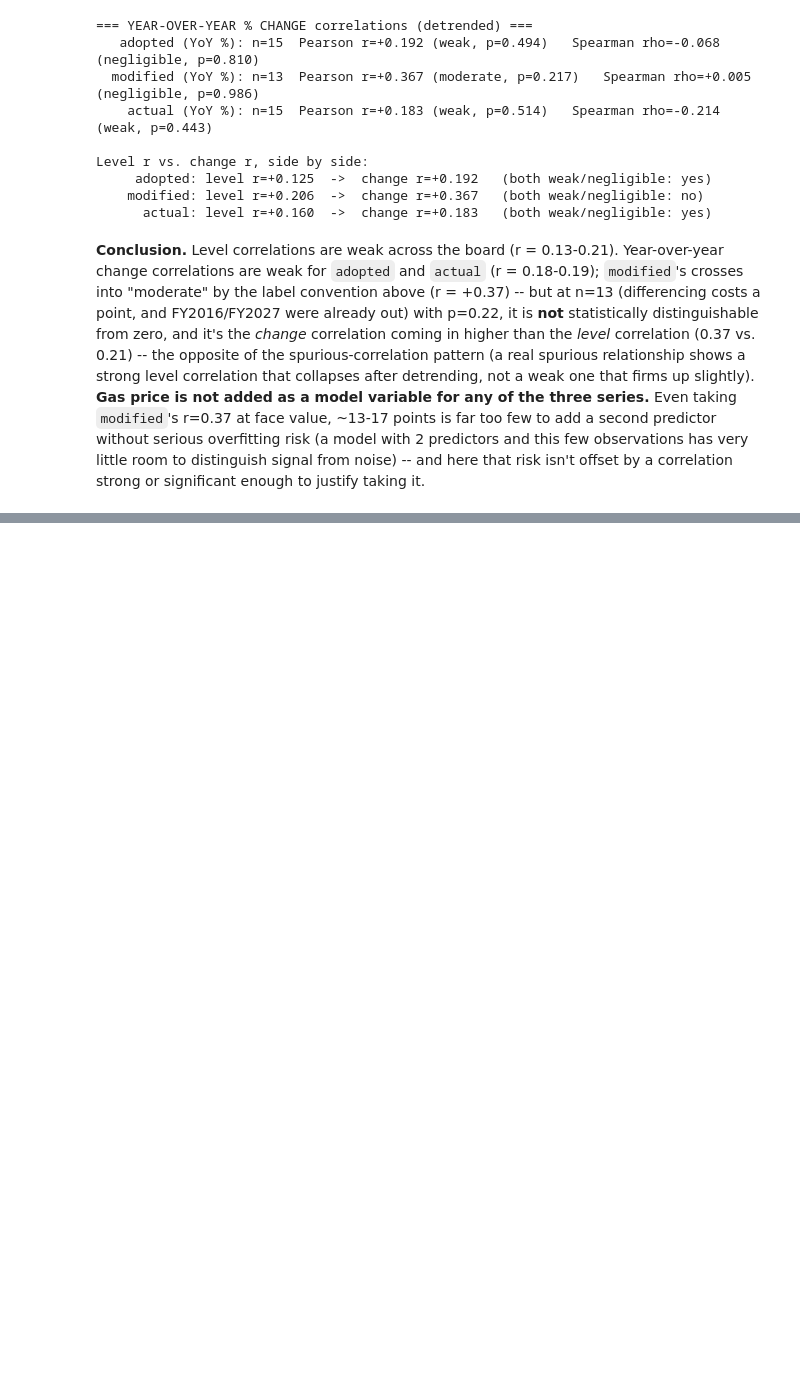
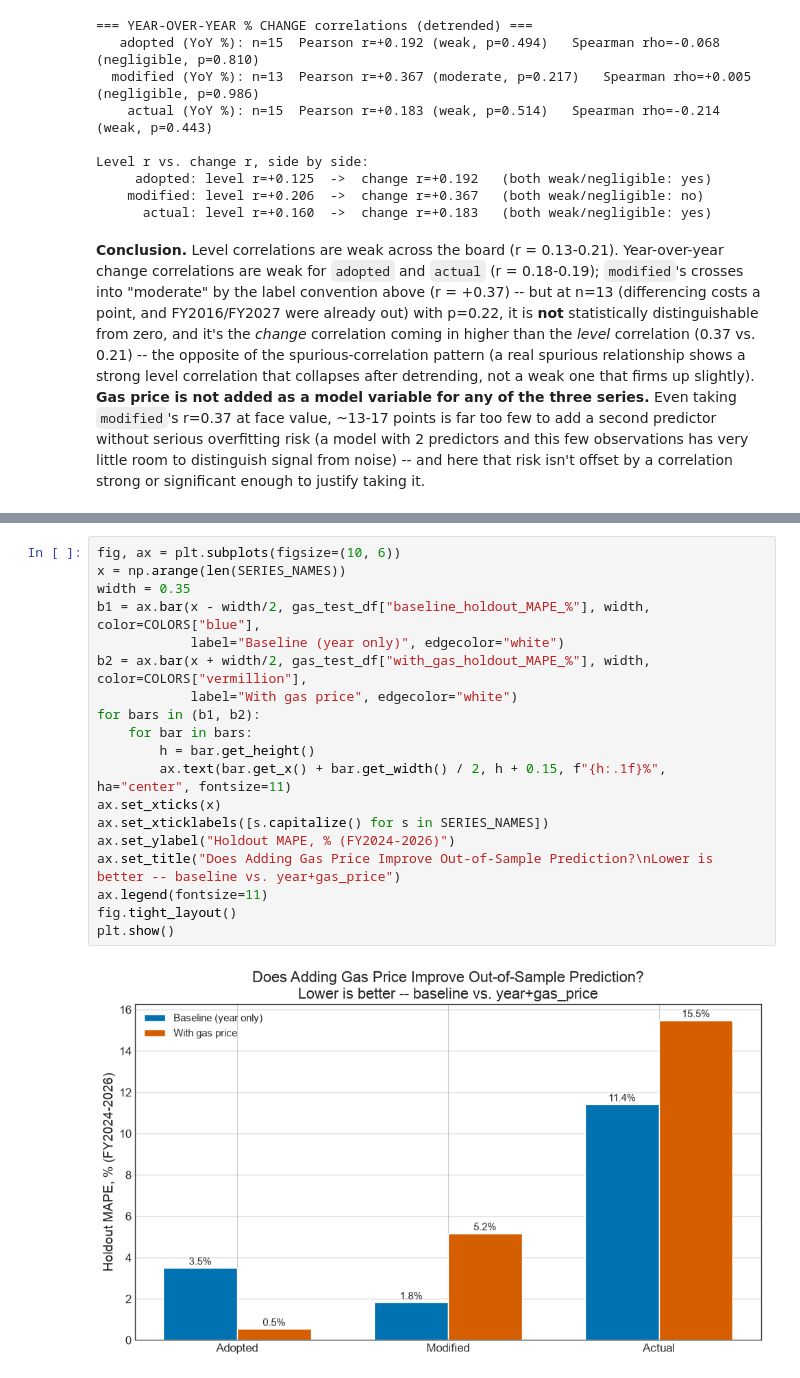
Before and after one commit to lindali-huishan/Budget_Allocation, a Jupyter notebook: DOT/DOT_Full_Analysis_2011_2027.ipynb, the cells around one changed output, grey strips where cells are left out. Drawn from its saved outputs; the diff is of its cells as text; blank space fills up the shorter version.

```diff
--- a/DOT/DOT_Full_Analysis_2011_2027.ipynb
+++ b/DOT/DOT_Full_Analysis_2011_2027.ipynb
@@ -1070,0 +1320,21 @@ to justify taking it.
+# %%
+fig, ax = plt.subplots(figsize=(10, 6))
+x = np.arange(len(SERIES_NAMES))
+width = 0.35
+b1 = ax.bar(x - width/2, gas_test_df["baseline_holdout_MAPE_%"], width, color=COLORS["blue"],
+            label="Baseline (year only)", edgecolor="white")
+b2 = ax.bar(x + width/2, gas_test_df["with_gas_holdout_MAPE_%"], width, color=COLORS["vermillion"],
+            label="With gas price", edgecolor="white")
+for bars in (b1, b2):
+    for bar in bars:
+        h = bar.get_height()
+        ax.text(bar.get_x() + bar.get_width() / 2, h + 0.15, f"{h:.1f}%", ha="center", fontsize=11)
+ax.set_xticks(x)
+ax.set_xticklabels([s.capitalize() for s in SERIES_NAMES])
+ax.set_ylabel("Holdout MAPE, % (FY2024-2026)")
+ax.set_title("Does Adding Gas Price Improve Out-of-Sample Prediction?\nLower is better -- baseline vs. year+gas_price")
+ax.legend(fontsize=11)
+fig.tight_layout()
+plt.show()
+# %% [output]
+[figure, added]
```
Also changed, not shown: parts of 16 cells of this notebook, 1 other file.
